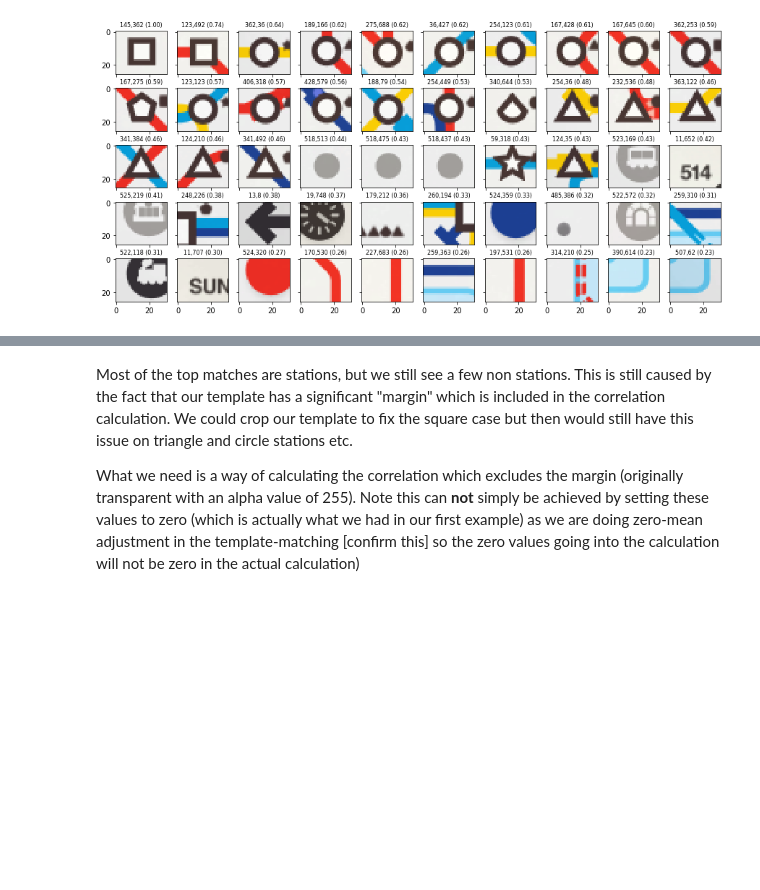
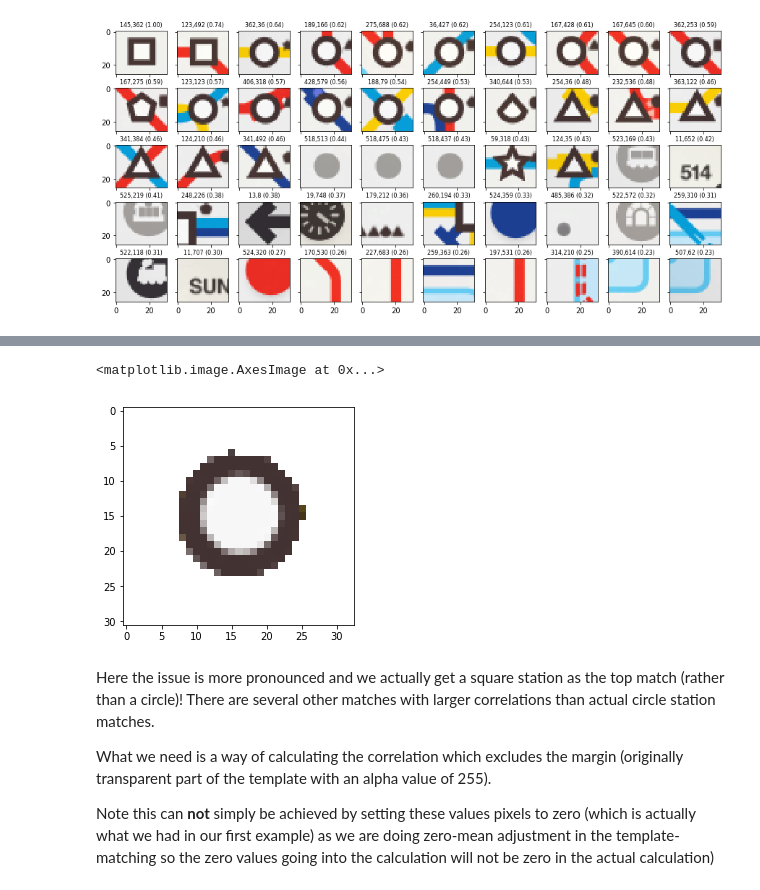
Before and after one commit to david-macleod/mini-metro, a Jupyter notebook: notebooks/02-station-template-matching.ipynb, the cells around one changed output, grey strips where cells are left out. Saved outputs shown, nothing was run; the diff lists cells and outputs as text; code cells hidden in the pictures; blank space fills up the shorter version.

```diff
--- a/notebooks/02-station-template-matching.ipynb
+++ b/notebooks/02-station-template-matching.ipynb
@@ -170,5 +194,11 @@ plot_top_matches(matches, image, template, dedupe=True)
+# %%
+plt.imshow(circle_template)
+# %% [output]
+<matplotlib.image.AxesImage at 0x...>
+[figure, added]
 # %% [markdown]
-Most of the top matches are stations, but we still see a few non stations. This is still caused by the fact that our template has a significant "margin" which is included in the correlation calculation. We could crop our template to fix the square case but then would still have this issue on triangle and circle stations etc.
+Here the issue is more pronounced and we actually get a square station as the top match (rather than a circle)! There are several other matches with larger correlations than actual circle station matches.
 
-What we need is a way of calculating the correlation which excludes the margin (originally transparent with an alpha value of 255).
-Note this can **not** simply be achieved by setting these values to zero (which is actually what we had in our first example) as we are doing zero-mean adjustment in the template-matching [confirm this] so the zero values going into the calculation will not be zero in the actual calculation)
+What we need is a way of calculating the correlation which excludes the margin (originally transparent part of the template with an alpha value of 255).
+
+Note this can **not** simply be achieved by setting these values pixels to zero (which is actually what we had in our first example) as we are doing zero-mean adjustment in the template-matching so the zero values going into the calculation will not be zero in the actual calculation)
```
Also changed, not shown: parts of 18 cells of this notebook.
